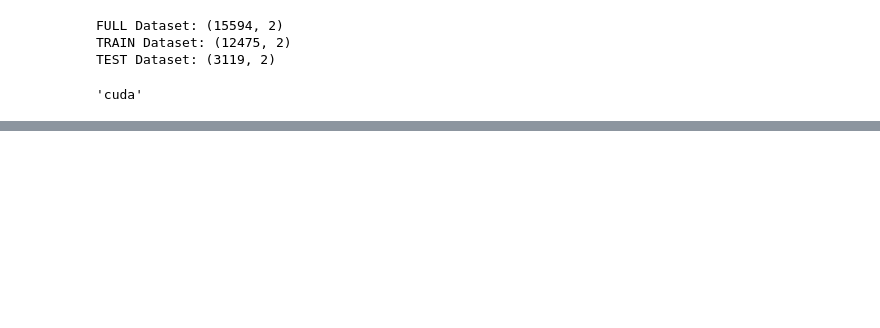
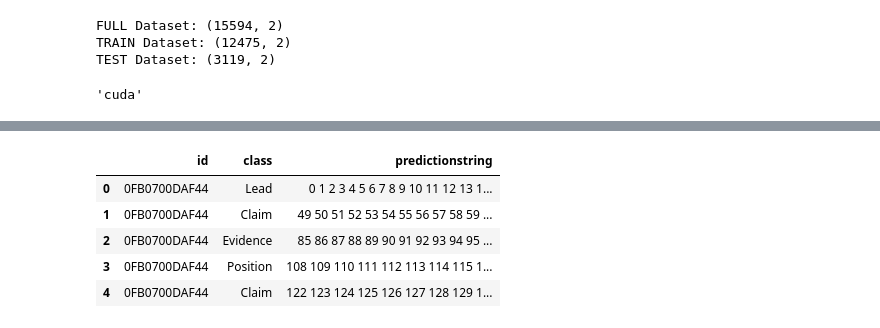
Before and after one commit to RaphaelZH/Kaggle_Competition_Practice_Notebooks_EN, a Jupyter notebook: feedback-prize-evaluating-student-writing.ipynb, the cells around one changed output, grey strips where cells are left out. Saved outputs shown, nothing was run; the diff lists cells and outputs as text; code cells hidden in the pictures; blank space fills up the shorter version.

```diff
--- a/feedback-prize-evaluating-student-writing.ipynb
+++ b/feedback-prize-evaluating-student-writing.ipynb
@@ -305,0 +625,12 @@ torch.cuda.empty_cache()
+# %%
+sub = pd.DataFrame(final_preds)
+sub.columns = test_df.columns
+# %%
+sub.head()
+# %% [output]
+|  | id | class | predictionstring |
+| 0 | 0FB0700DAF44 | Lead | 0 1 2 3 4 5 6 7 8 9 10 11 12 13 1... |
+| 1 | 0FB0700DAF44 | Claim | 49 50 51 52 53 54 55 56 57 58 59 ... |
+| 2 | 0FB0700DAF44 | Evidence | 85 86 87 88 89 90 91 92 93 94 95 ... |
+| 3 | 0FB0700DAF44 | Position | 108 109 110 111 112 113 114 115 1... |
+| 4 | 0FB0700DAF44 | Claim | 122 123 124 125 126 127 128 129 1... |
```
Also changed, not shown: parts of 18 cells of this notebook.
